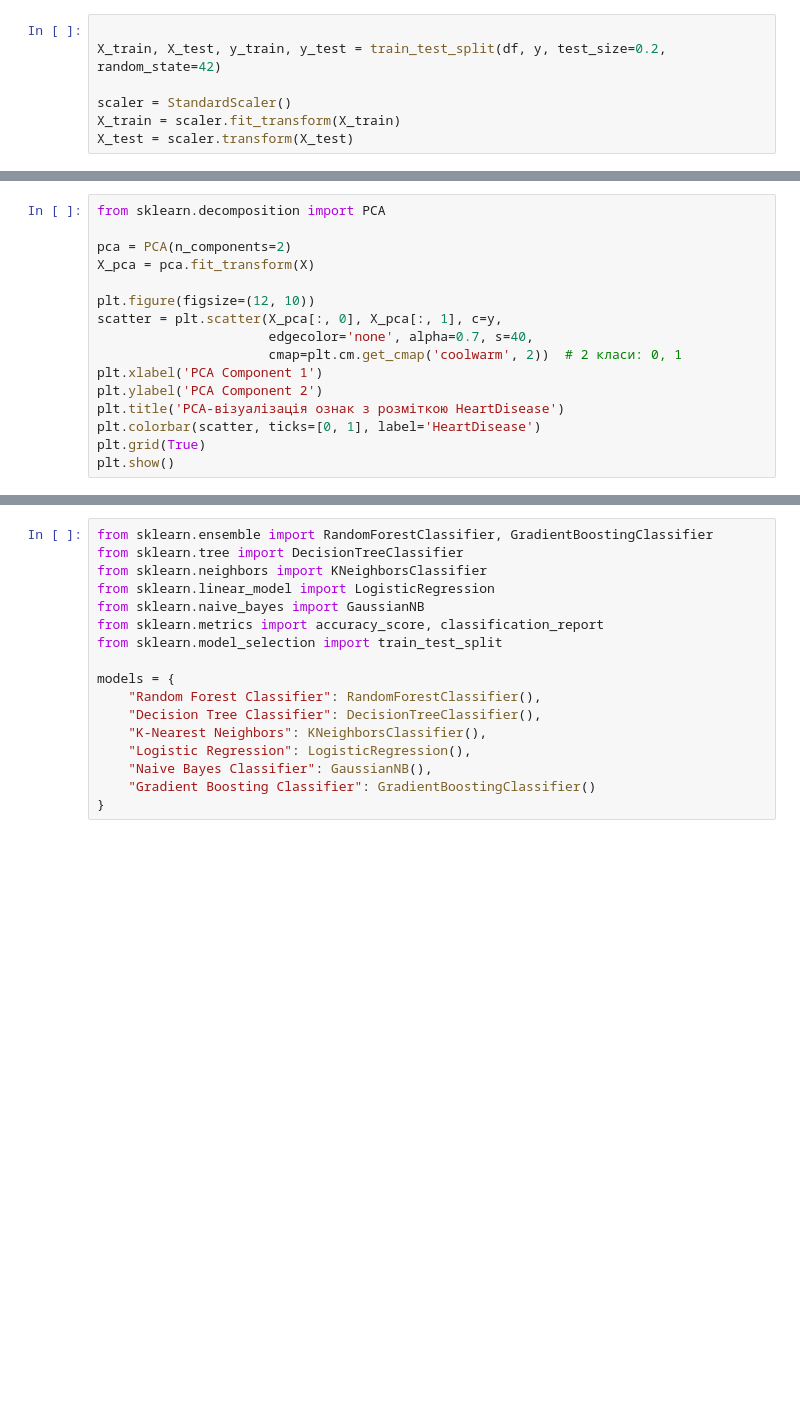
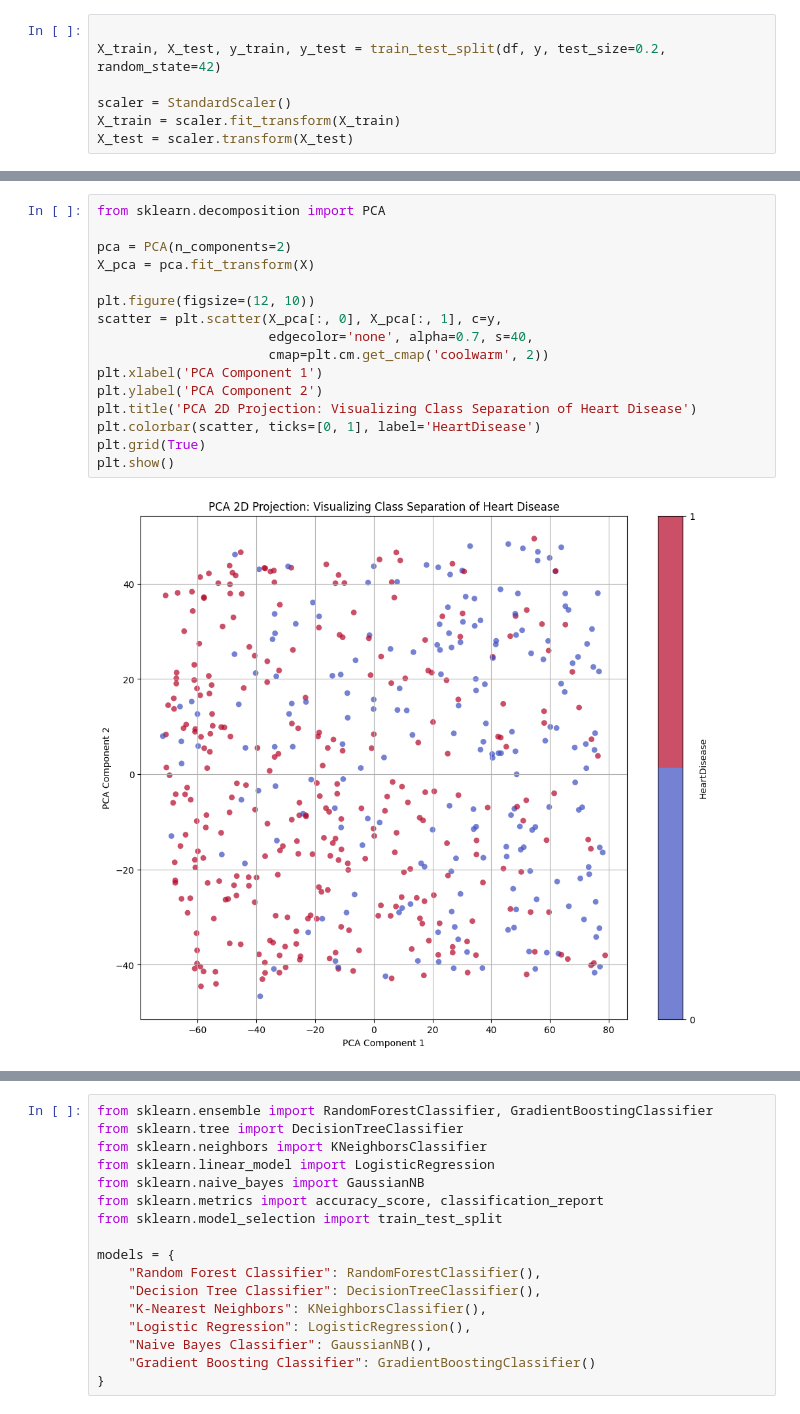
Before and after one commit to pS098/Heart-disease-Prediction, a Jupyter notebook: heart-disease-prediction.ipynb, the cells around one changed output, grey strips where cells are left out. Cells and saved outputs as stored; diff of their text form; blank space fills up the shorter version.

```diff
--- a/heart-disease-prediction.ipynb
+++ b/heart-disease-prediction.ipynb
@@ -140,19 +201,21 @@ print(f"Neural Network Accuracy: {acc:.4f}")
 # %%
 from sklearn.decomposition import PCA
 
 pca = PCA(n_components=2)
 X_pca = pca.fit_transform(X)
 
 plt.figure(figsize=(12, 10))
 scatter = plt.scatter(X_pca[:, 0], X_pca[:, 1], c=y,
                       edgecolor='none', alpha=0.7, s=40,
-                      cmap=plt.cm.get_cmap('coolwarm', 2))  # 2 класи: 0, 1
+                      cmap=plt.cm.get_cmap('coolwarm', 2))
 plt.xlabel('PCA Component 1')
 plt.ylabel('PCA Component 2')
-plt.title('PCA-візуалізація ознак з розміткою HeartDisease')
+plt.title('PCA 2D Projection: Visualizing Class Separation of Heart Disease')
 plt.colorbar(scatter, ticks=[0, 1], label='HeartDisease')
 plt.grid(True)
 plt.show()
+# %% [output]
+[figure, added]
 # %%
 from sklearn.decomposition import PCA
 import numpy as np
```
Also changed, not shown: parts of 15 cells of this notebook.
